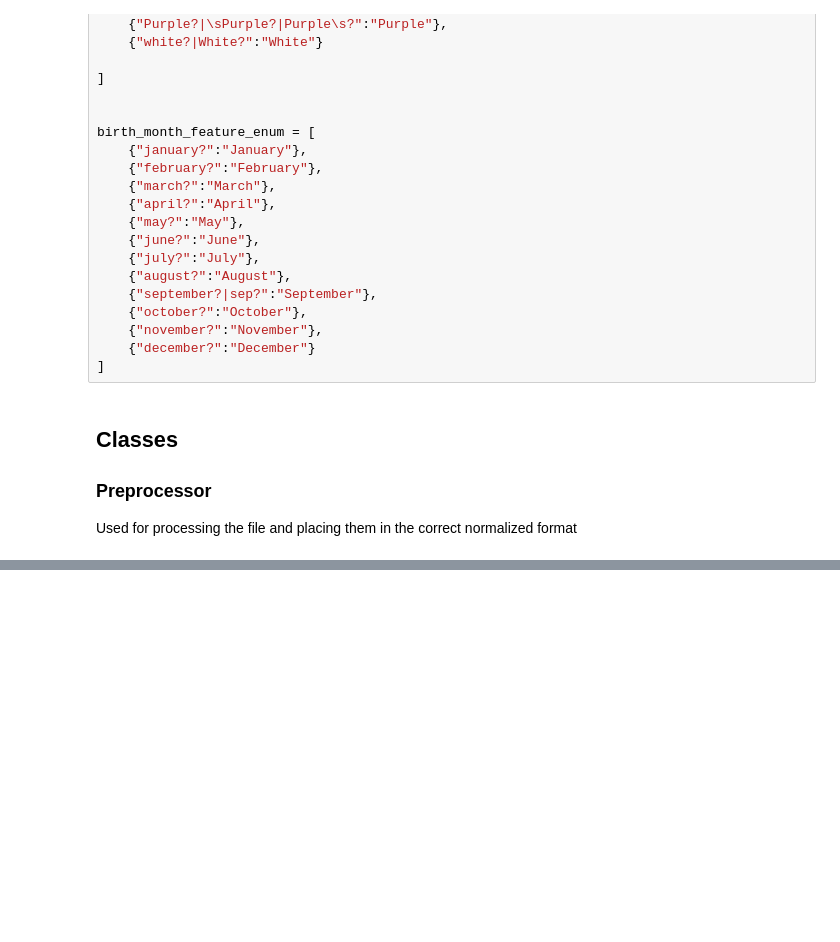
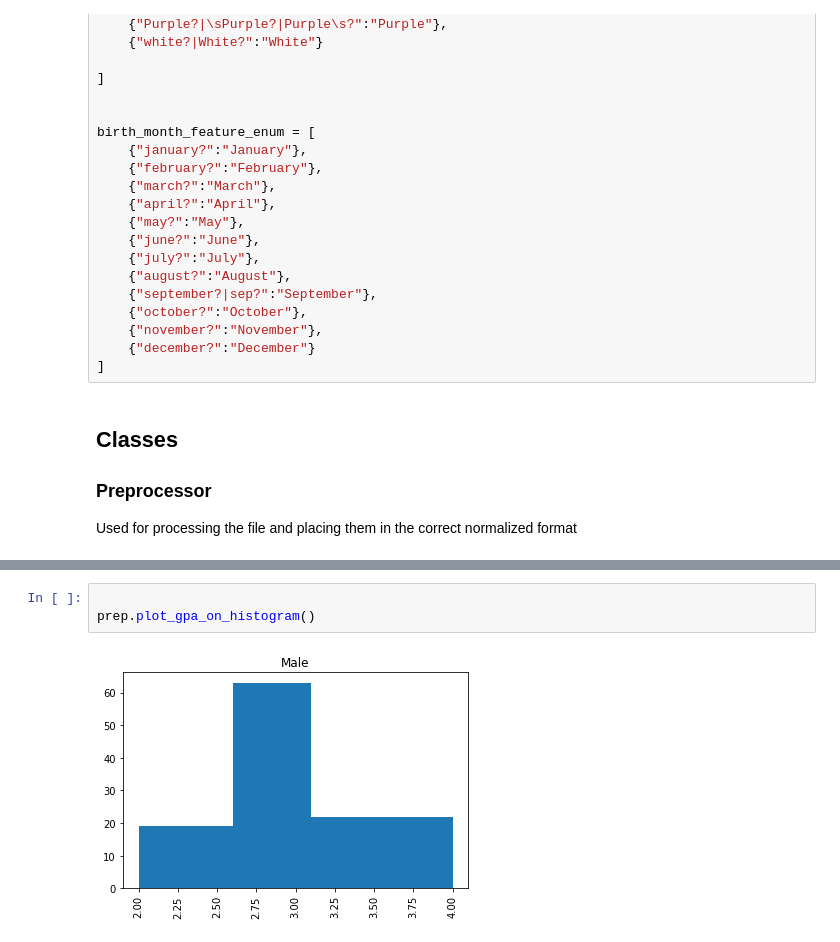
Before and after one commit to feysalaf/DataScienceRep, a Jupyter notebook: Assignment_1.ipynb, the cells around one changed output, grey strips where cells are left out. Cells and saved outputs as stored; diff of their text form; blank space fills up the shorter version.

```diff
--- a/Assignment_1.ipynb
+++ b/Assignment_1.ipynb
@@ -174,0 +209,5 @@ Normalizing data...
+# %%
+
+prep.plot_gpa_on_histogram()
+# %% [output]
+[figure, added]
```
Also changed, not shown: parts of 12 cells of this notebook.
